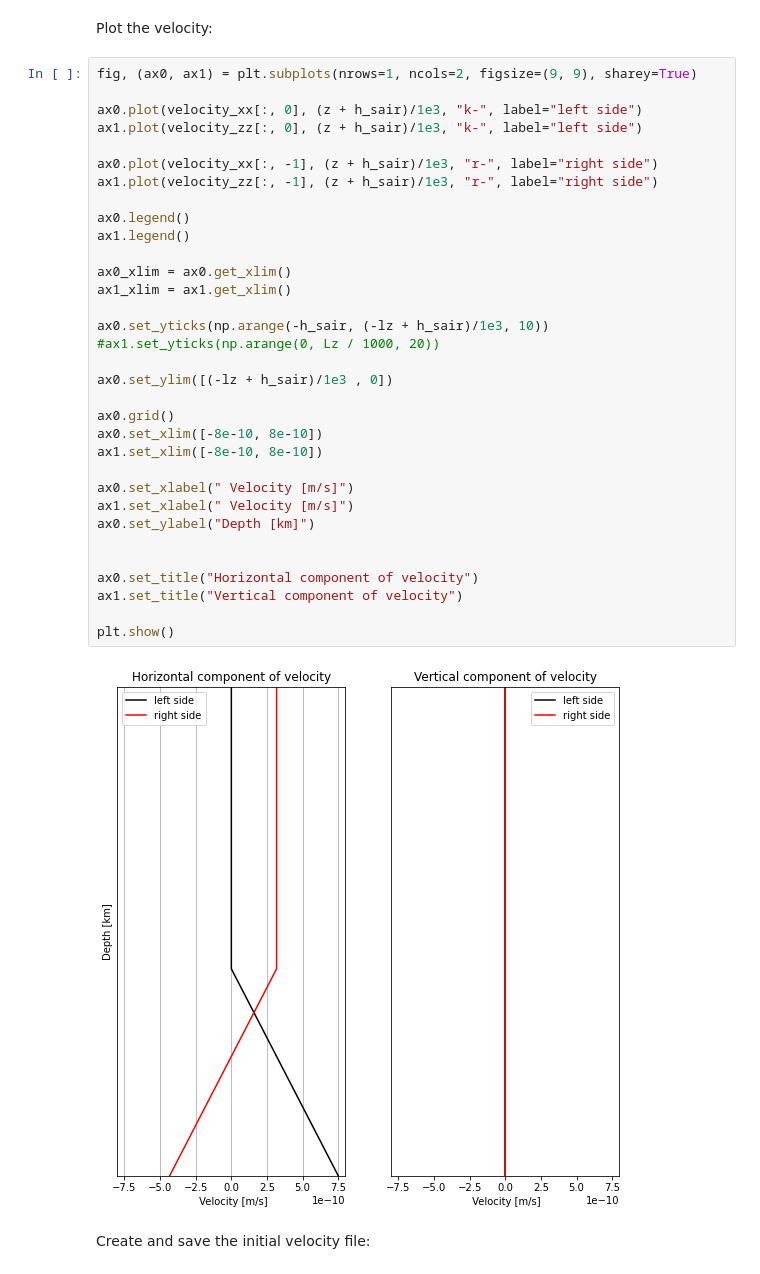
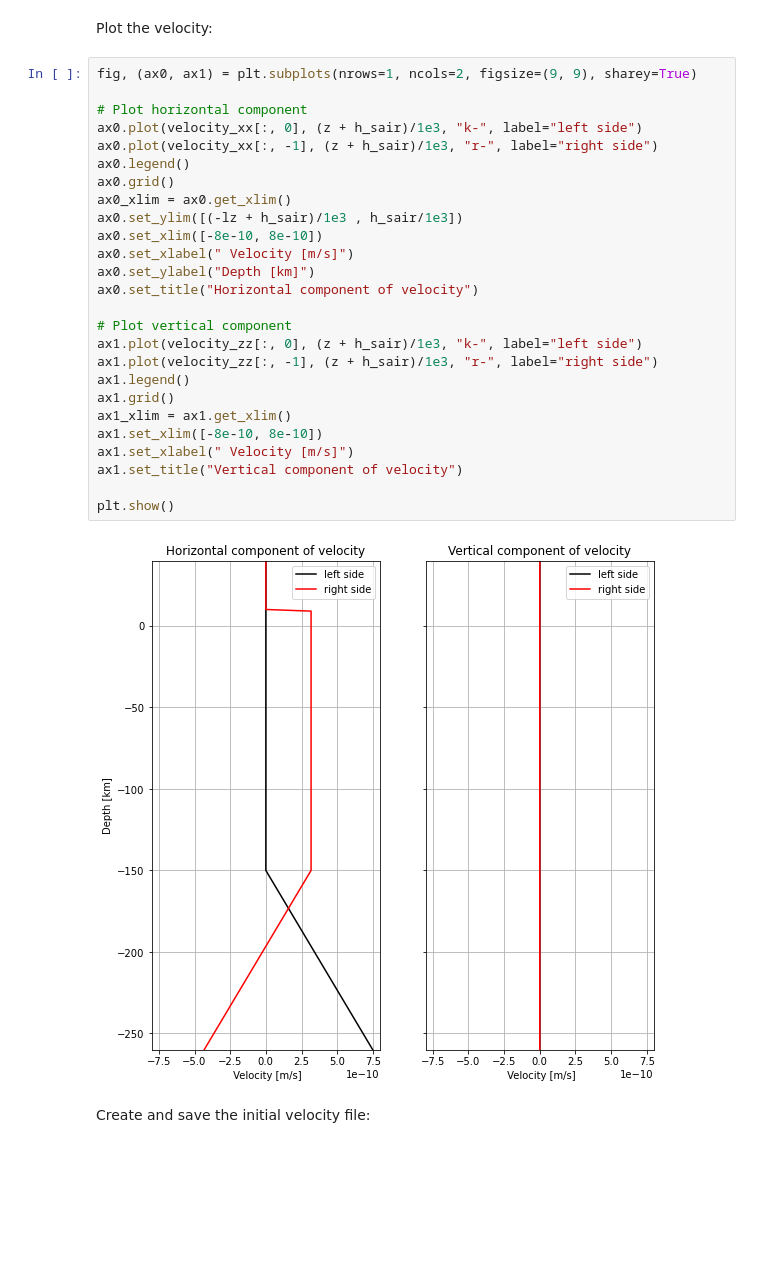
Before and after one commit to ggciag/transform22, a Jupyter notebook: tutorial_notebook.ipynb, the cells around one changed output. Drawn from its saved outputs; the diff is of its cells as text; blank space fills up the shorter version.

```diff
--- a/tutorial_notebook.ipynb
+++ b/tutorial_notebook.ipynb
@@ -437,38 +419,31 @@ Plot the velocity:
 # %%
 fig, (ax0, ax1) = plt.subplots(nrows=1, ncols=2, figsize=(9, 9), sharey=True)
 
+# Plot horizontal component
 ax0.plot(velocity_xx[:, 0], (z + h_sair)/1e3, "k-", label="left side")
+ax0.plot(velocity_xx[:, -1], (z + h_sair)/1e3, "r-", label="right side")
+ax0.legend()
+ax0.grid()
+ax0_xlim = ax0.get_xlim()
+ax0.set_ylim([(-lz + h_sair)/1e3 , h_sair/1e3])
+ax0.set_xlim([-8e-10, 8e-10])
+ax0.set_xlabel(" Velocity [m/s]")
+ax0.set_ylabel("Depth [km]")
+ax0.set_title("Horizontal component of velocity")
+
+# Plot vertical component
 ax1.plot(velocity_zz[:, 0], (z + h_sair)/1e3, "k-", label="left side")
-
-ax0.plot(velocity_xx[:, -1], (z + h_sair)/1e3, "r-", label="right side")
 ax1.plot(velocity_zz[:, -1], (z + h_sair)/1e3, "r-", label="right side")
-
-ax0.legend()
 ax1.legend()
-
-ax0_xlim = ax0.get_xlim()
+ax1.grid()
 ax1_xlim = ax1.get_xlim()
-
-ax0.set_yticks(np.arange(-h_sair, (-lz + h_sair)/1e3, 10))
-#ax1.set_yticks(np.arange(0, Lz / 1000, 20))
-
-ax0.set_ylim([(-lz + h_sair)/1e3 , 0])
-
-ax0.grid()
-ax0.set_xlim([-8e-10, 8e-10])
 ax1.set_xlim([-8e-10, 8e-10])
-
-ax0.set_xlabel(" Velocity [m/s]")
 ax1.set_xlabel(" Velocity [m/s]")
-ax0.set_ylabel("Depth [km]")
-
-
-ax0.set_title("Horizontal component of velocity")
 ax1.set_title("Vertical component of velocity")
 
 plt.show()
 # %% [output]
-[figure, old version]
+[figure, new version]
 # %% [markdown]
 Create and save the initial velocity file:
 # %%
```
Also changed, not shown: parts of 8 cells of this notebook.
